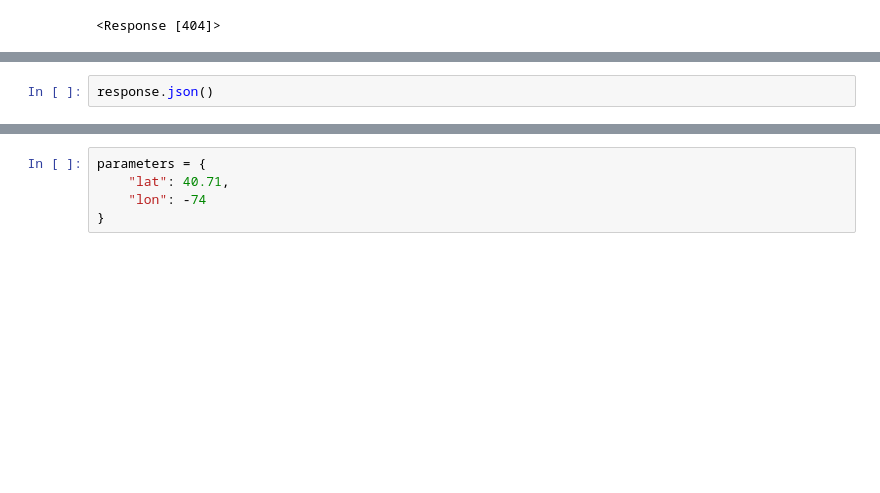
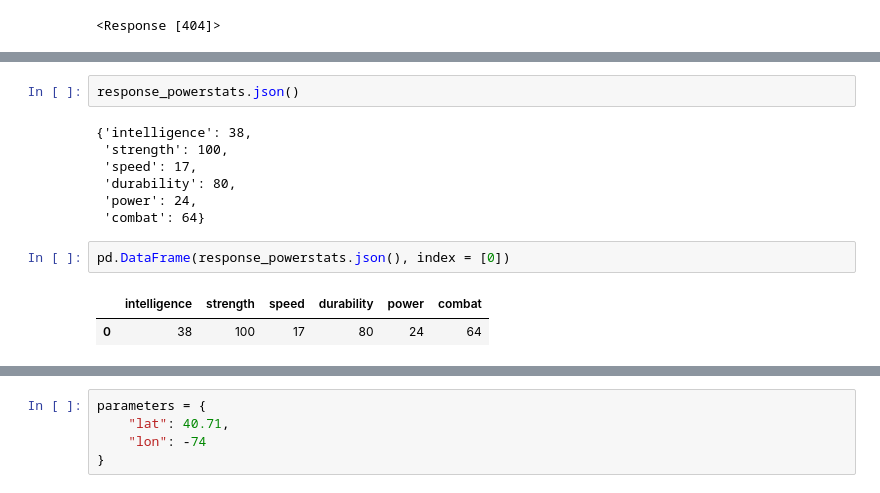
Before and after one commit to supervisaproject/Escuela-Analitica, a Jupyter notebook: Bloque 3/Sesion 3/Ejemplos/Ejemplo 2.ipynb, the cells around one changed output, grey strips where cells are left out. Drawn from its saved outputs; the diff is of its cells as text; blank space fills up the shorter version.

```diff
--- a/Bloque 3/Sesion 3/Ejemplos/Ejemplo 2.ipynb
+++ b/Bloque 3/Sesion 3/Ejemplos/Ejemplo 2.ipynb
@@ -60,2 +137,14 @@ Name: people, dtype: object
 # %%
-response.json()
+response_powerstats.json()
+# %% [output]
+{'intelligence': 38,
+ 'strength': 100,
+ 'speed': 17,
+ 'durability': 80,
+ 'power': 24,
+ 'combat': 64}
+# %%
+pd.DataFrame(response_powerstats.json(), index = [0])
+# %% [output]
+|  | intelligence | strength | speed | durability | power | combat |
+| 0 | 38 | 100 | 17 | 80 | 24 | 64 |
```
Also changed, not shown: parts of 27 cells of this notebook.
